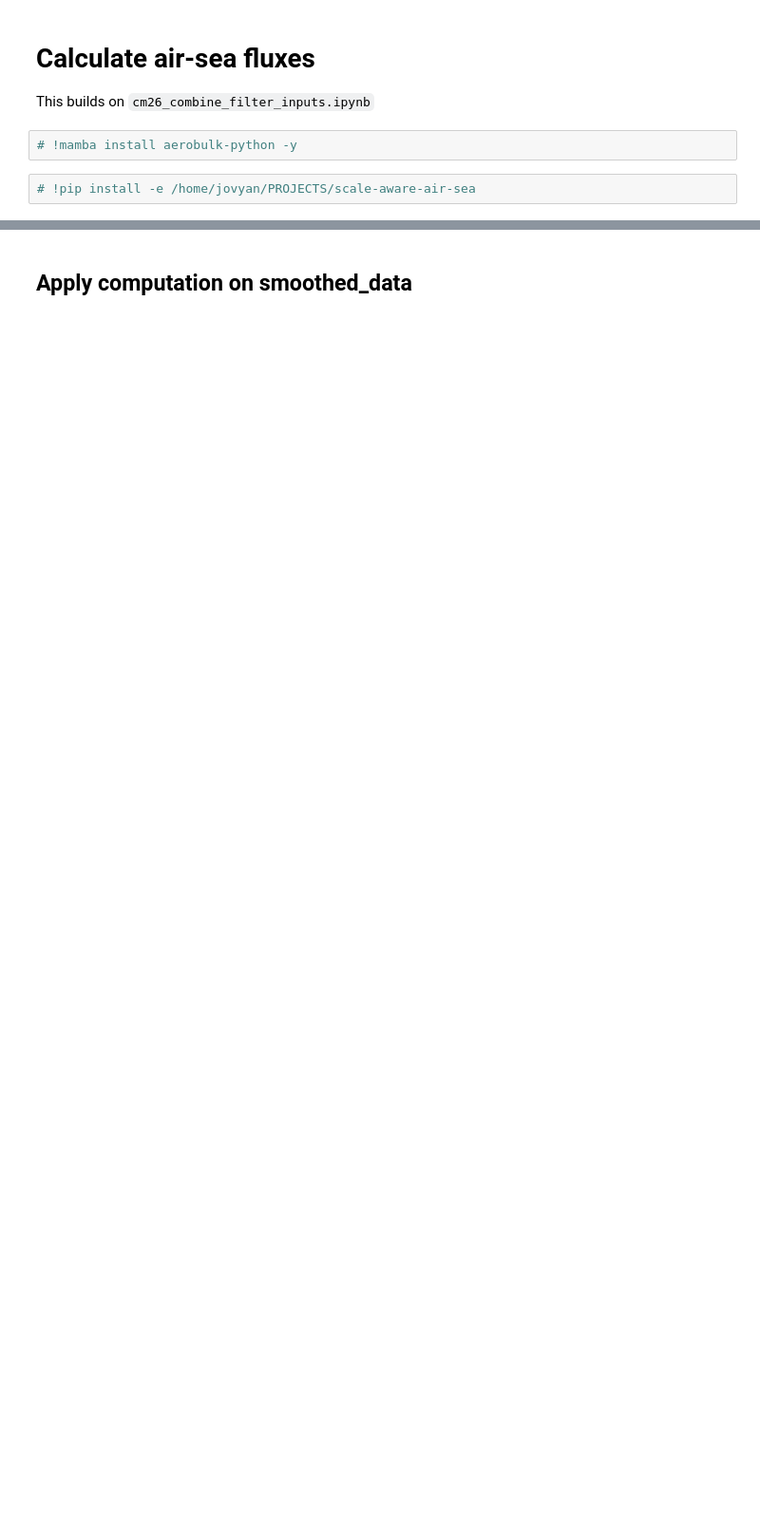
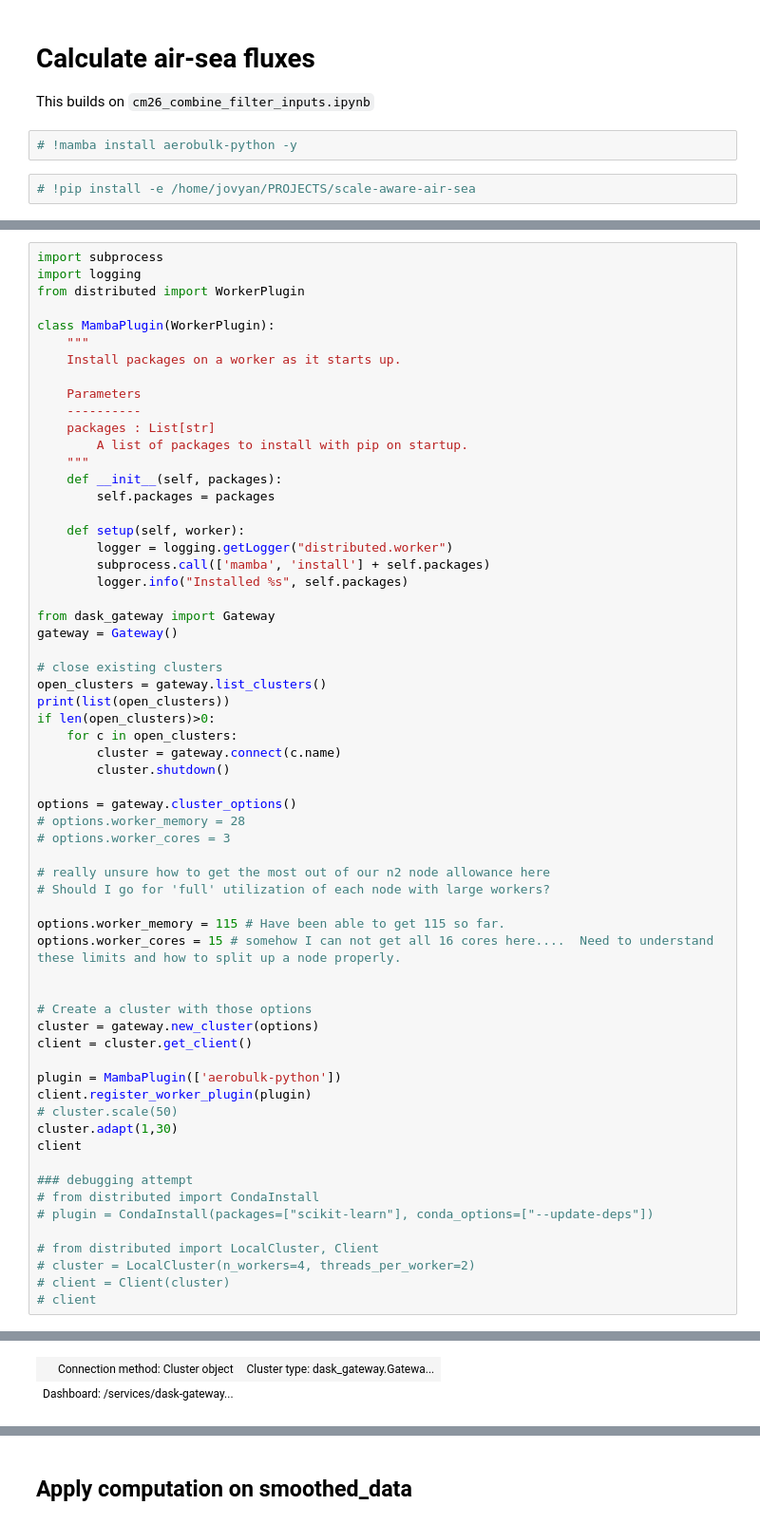
Before and after one commit to ocean-transport/scale-aware-air-sea, a Jupyter notebook: pipeline/step_2_cm26_calculate_fluxes.ipynb, the cells around one changed output, grey strips where cells are left out. Shown at 95% size. Cells and saved outputs as stored; diff of their text form; blank space fills up the shorter version.

```diff
--- a/pipeline/step_2_cm26_calculate_fluxes.ipynb
+++ b/pipeline/step_2_cm26_calculate_fluxes.ipynb
@@ -70 +25,64 @@ from scale_aware_air_sea.cm26_utils import load_and_combine_cm26
 from scale_aware_air_sea.parameters import get_params
+# %%
+import subprocess
+import logging
+from distributed import WorkerPlugin
+
+class MambaPlugin(WorkerPlugin):
+    """
+    Install packages on a worker as it starts up.
+
+    Parameters
+    ----------
+    packages : List[str]
+        A list of packages to install with pip on startup.
+    """
+    def __init__(self, packages):
+        self.packages = packages
+
+    def setup(self, worker):
+        logger = logging.getLogger("distributed.worker")
+        subprocess.call(['mamba', 'install'] + self.packages)
+        logger.info("Installed %s", self.packages)
+
+from dask_gateway import Gateway
+gateway = Gateway()
+
+# close existing clusters
+open_clusters = gateway.list_clusters()
+print(list(open_clusters))
+if len(open_clusters)>0:
+    for c in open_clusters:
+        cluster = gateway.connect(c.name)
+        cluster.shutdown()
+
+options = gateway.cluster_options()
+# options.worker_memory = 28
+# options.worker_cores = 3
+
+# really unsure how to get the most out of our n2 node allowance here
+# Should I go for 'full' utilization of each node with large workers?
+
+options.worker_memory = 115 # Have been able to get 115 so far.
+options.worker_cores = 15 # somehow I can not get all 16 cores here....  Need to understand these limits and how to split up a node properly.
+
+
+# Create a cluster with those options
+cluster = gateway.new_cluster(options)
+client = cluster.get_client()
+
+plugin = MambaPlugin(['aerobulk-python'])
+client.register_worker_plugin(plugin)
+# cluster.scale(50)
+cluster.adapt(1,30)
+client
+
+### debugging attempt
+# from distributed import CondaInstall
+# plugin = CondaInstall(packages=["scikit-learn"], conda_options=["--update-deps"])
+
+# from distributed import LocalCluster, Client
+# cluster = LocalCluster(n_workers=4, threads_per_worker=2)
+# client = Client(cluster)
+# client
+# %% [output]
@@ -70,0 +92,2 @@ from scale_aware_air_sea.parameters import get_params
+| Connection method: Cluster object | Cluster type: dask_gateway.Gatewa... |
+| Dashboard: /services/dask-gateway... |  |
```
Also changed, not shown: parts of 34 cells of this notebook, 8 other files.
